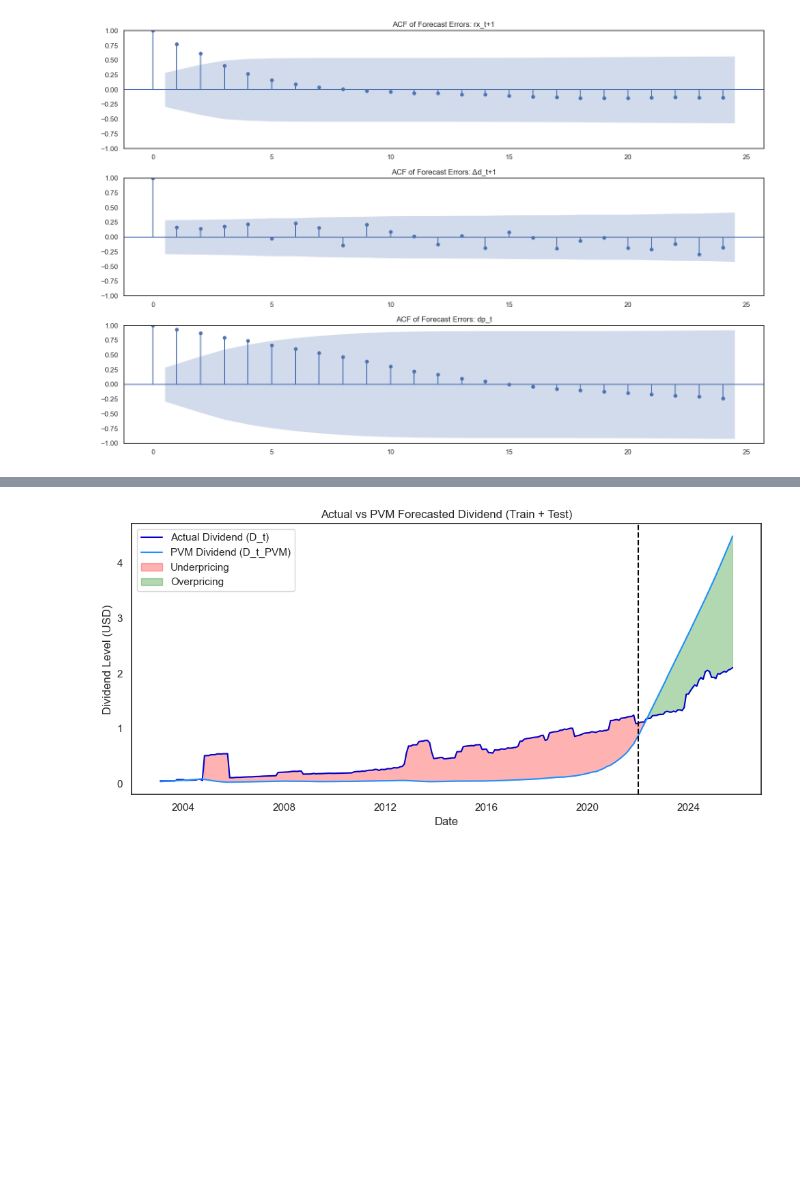
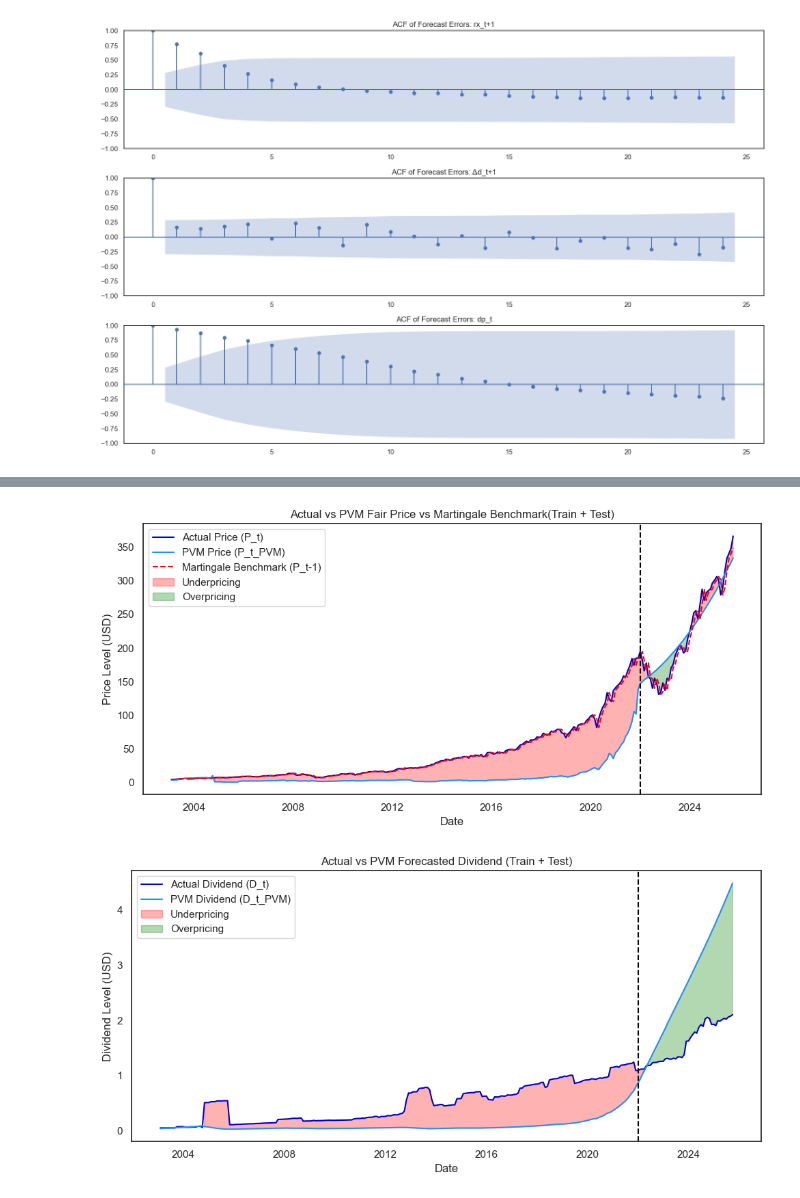
Before and after one commit to EliaLand/Martingale_FVM_AssetPricing, a Jupyter notebook: Part 2/main_FVM_upgraded.ipynb, the cells around one changed output, grey strips where cells are left out. Drawn from its saved outputs; the diff is of its cells as text; code cells hidden in the pictures; blank space fills up the shorter version.

Commit message:
martingale

```diff
--- a/Part 2/main_FVM_upgraded.ipynb
+++ b/Part 2/main_FVM_upgraded.ipynb
@@ -655,3 +616,47 @@ plt.show()
+# %%
+# Plotting Forecasted Price against Actual Price Over Time
+plot_df = monthly_fitted_df
+
+# Martingale benchmark - P_t^M = P_{t-1}
+plot_df["P_t_martingale"] = plot_df["P_t"].shift(1)
+plot_df.loc[plot_df.index[0], "P_t_martingale"] = plot_df["P_t"].iloc[0]
+
+plt.figure(figsize=(10, 5))
+plt.plot(plot_df["Date"], plot_df["P_t"], color = "mediumblue", label="Actual Price (P_t)")
+plt.plot(plot_df["Date"], plot_df["P_t_PVM"], color = "dodgerblue", label="PVM Price (P_t_PVM)")
+plt.plot(plot_df["Date"], plot_df["P_t_martingale"], linestyle="--", color="red", label="Martingale Benchmark (P_t-1)")
+
+plt.fill_between(
+    plot_df["Date"],
+    plot_df["P_t"],
+    plot_df["P_t_PVM"],
+    where=(plot_df["P_t"] >= plot_df["P_t_PVM"]),
+    alpha=0.3,
+    color="red",
+    label="Underpricing"
+)
+
+plt.fill_between(
+    plot_df["Date"],
+    plot_df["P_t"],
+    plot_df["P_t_PVM"],
+    where=(plot_df["P_t"] < plot_df["P_t_PVM"]),
+    alpha=0.3,
+    color="green",
+    label="Overpricing"
+)
+
+split_date = pd.to_datetime("2022-01-01")
+plt.axvline(split_date, linestyle="--", color="black")
+
+plt.title("Actual vs PVM Fair Price vs Martingale Benchmark(Train + Test)")
+plt.xlabel("Date")
+plt.ylabel("Price Level (USD)")
+plt.legend()
+plt.tight_layout()
+plt.show()
+# %% [output]
+[figure, added]
 # %%
 # Plotting Forecasted Dividend Payout against Actual Dividend Payout Over Time
 plot_df = monthly_fitted_df
```
Also changed, not shown: parts of 1 cell of this notebook.
